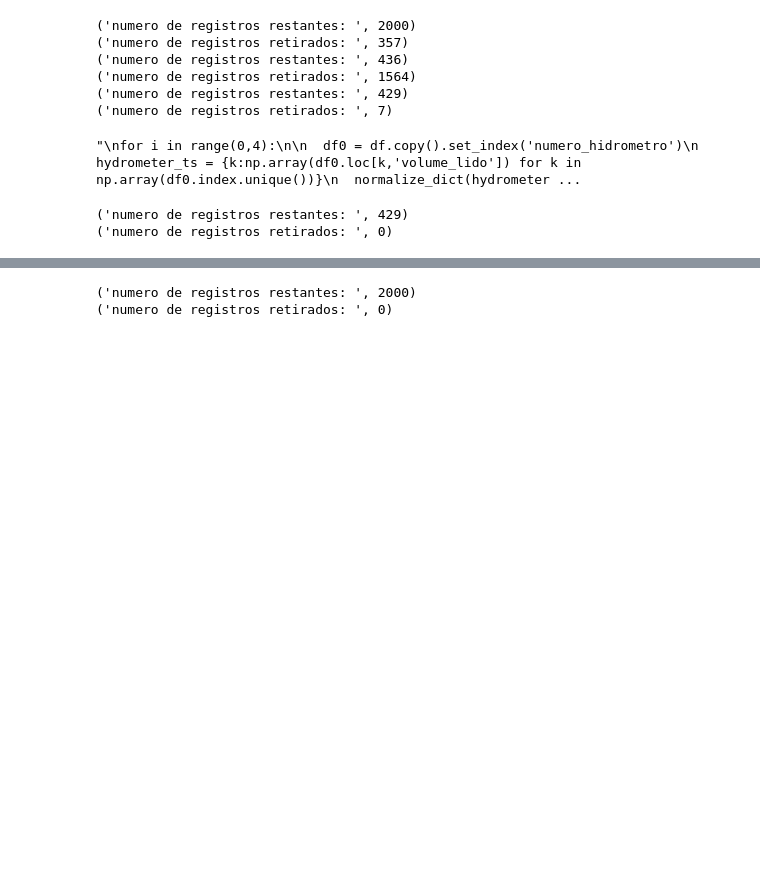
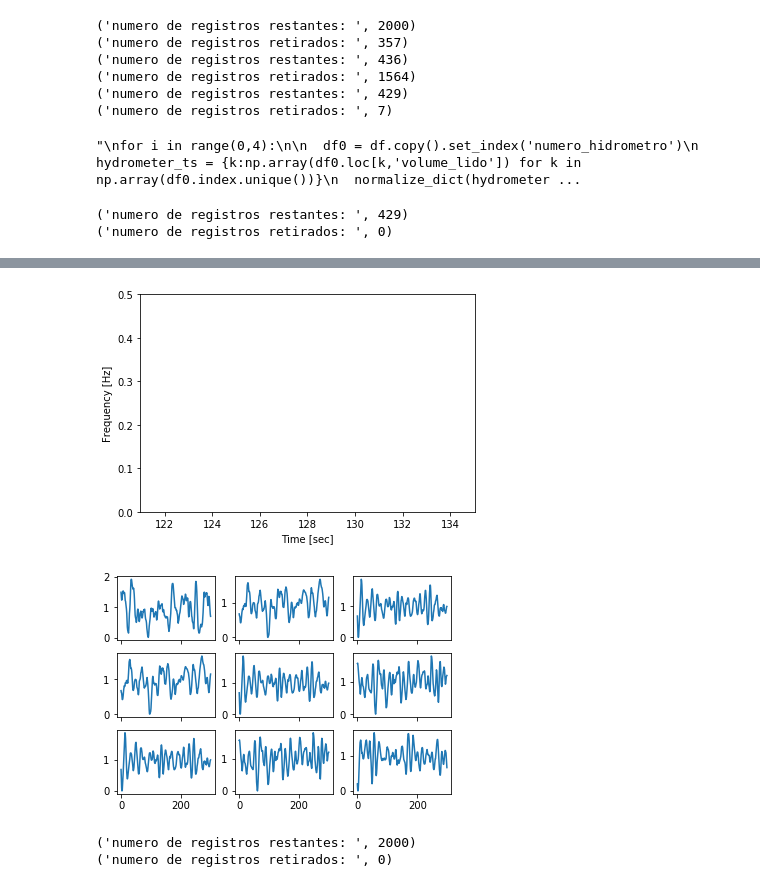
Before and after one commit to Uiuran/stattus4-audio-models, a Jupyter notebook: Hidrometer_Consumption.ipynb, the cells around one changed output, grey strips where cells are left out. Saved outputs shown, nothing was run; the diff lists cells and outputs as text; code cells hidden in the pictures; blank space fills up the shorter version.

```diff
--- a/Hidrometer_Consumption.ipynb
+++ b/Hidrometer_Consumption.ipynb
@@ -674,3 +747,15 @@ ts = subtrai_sazonalidade(interpolated_ts.copy(),medianizar=15)
+# %%
+#filtered = signal.wiener(mocked_data[0,0:2000])
+f, t, Sxx = signal.spectrogram(mocked_data[3,:], detrend = lambda x: x - np.mean(x))
+plt.figure()
+plt.pcolormesh(t, f, Sxx)
+plt.ylabel('Frequency [Hz]')
+plt.xlabel('Time [sec]')
+grid_plot(mocked_data[:,0:300],(3,3),hidronum=1)
+#grid_plot(filtered,(3,3),hidronum=1)
+# %% [output]
+[figure, added]
+[figure, added]
 # %%
 ####
 ## Bootstrap
```
Also changed, not shown: parts of 15 cells of this notebook.
